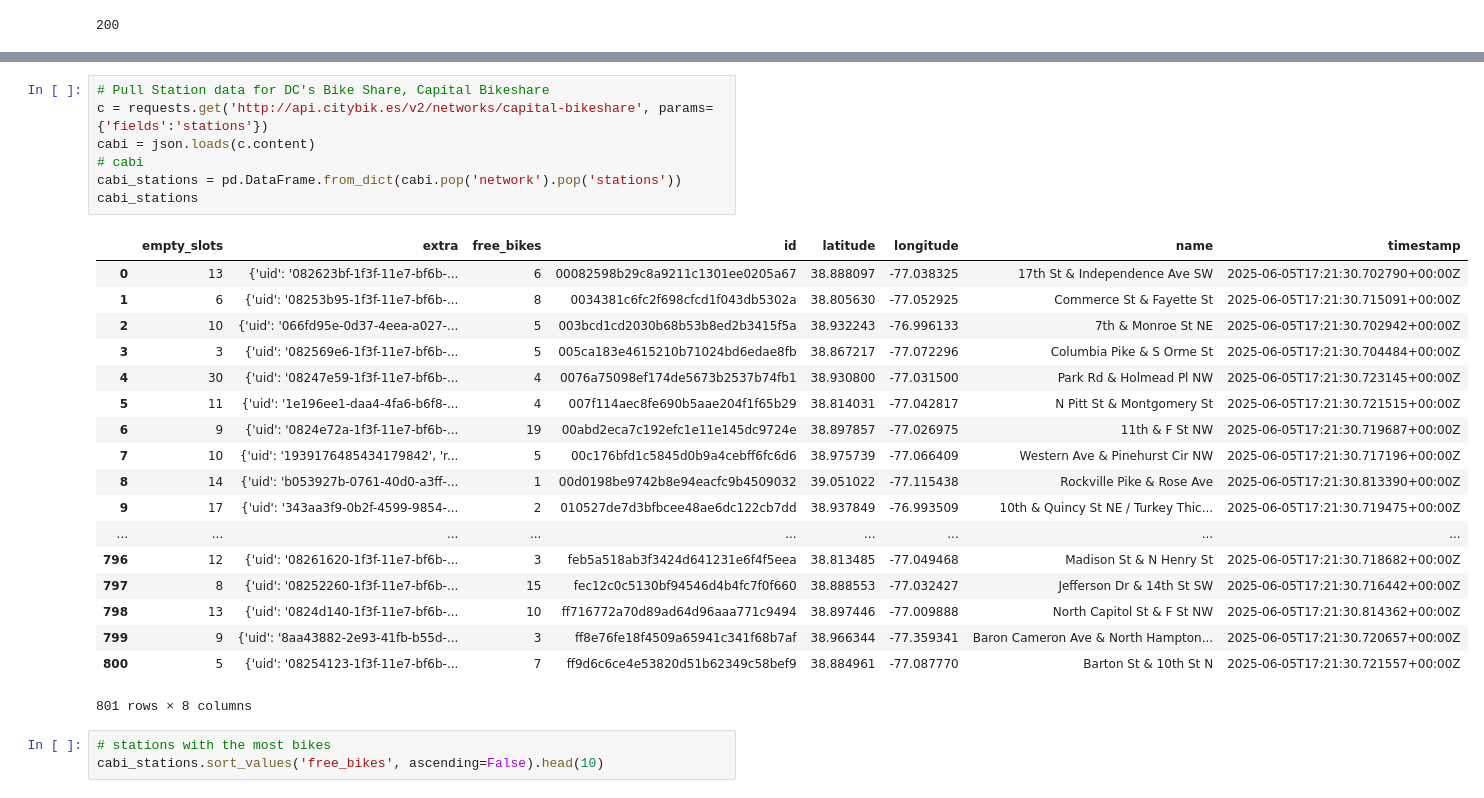
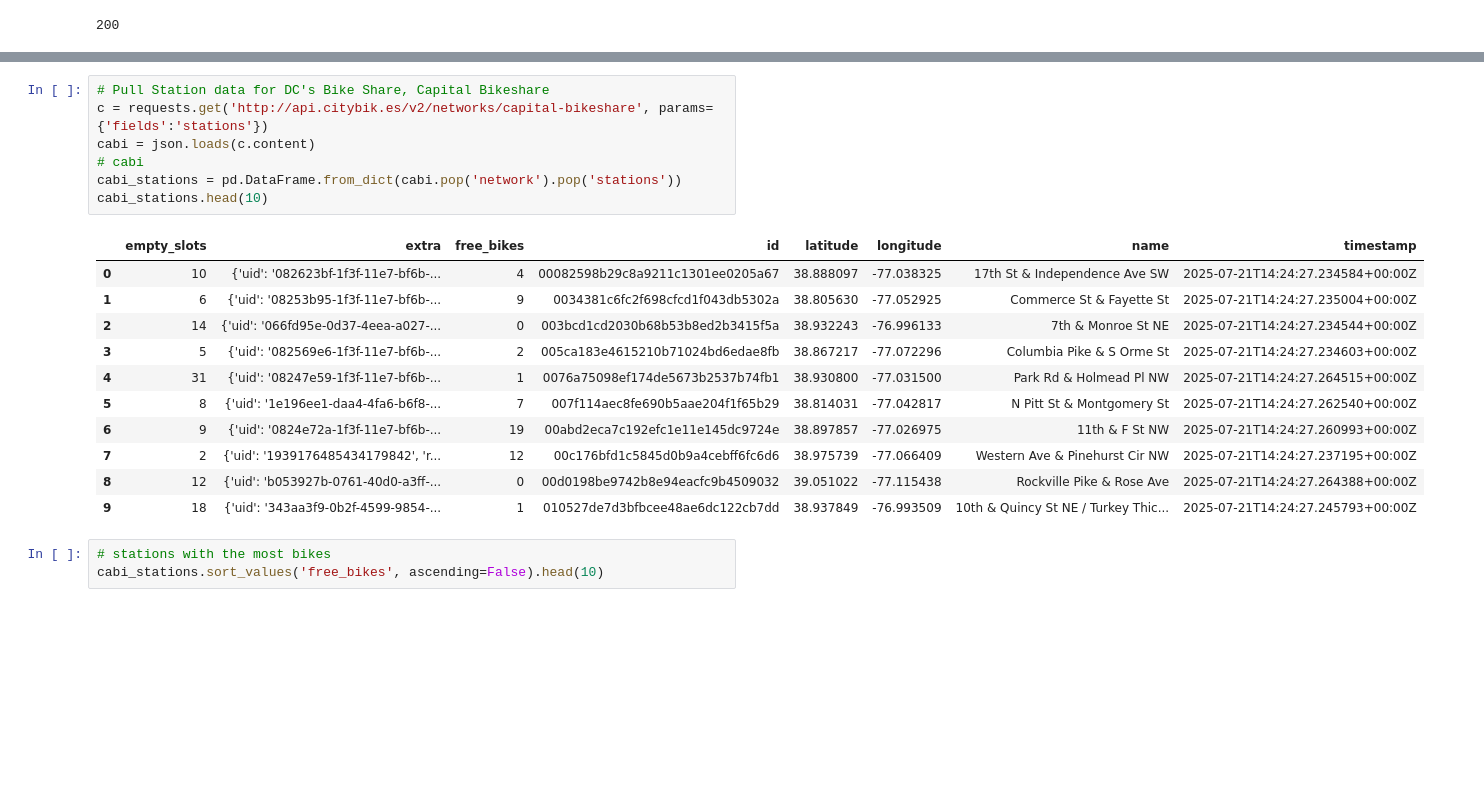
Before and after one commit to anniesidd/CityBike, a Jupyter notebook: Get_CityBike.ipynb, the cells around one changed output, grey strips where cells are left out. Cells and saved outputs as stored; diff of their text form; blank space fills up the shorter version.

Commit message:
looking at specific stations

```diff
--- a/Get_CityBike.ipynb
+++ b/Get_CityBike.ipynb
@@ -61,29 +56,22 @@ networks_df
 # %%
 # Pull Station data for DC's Bike Share, Capital Bikeshare
 c = requests.get('http://api.citybik.es/v2/networks/capital-bikeshare', params={'fields':'stations'})
 cabi = json.loads(c.content)
 # cabi
 cabi_stations = pd.DataFrame.from_dict(cabi.pop('network').pop('stations'))
-cabi_stations
+cabi_stations.head(10)
 # %% [output]
 |  | empty_slots | extra | free_bikes | id | latitude | longitude | name | timestamp |
-| 0 | 13 | {'uid': '082623bf-1f3f-11e7-bf6b-... | 6 | 00082598b29c8a9211c1301ee0205a67 | 38.888097 | -77.038325 | 17th St & Independence Ave SW | 2025-06-05T17:21:30.702790+00:00Z |
-| 1 | 6 | {'uid': '08253b95-1f3f-11e7-bf6b-... | 8 | 0034381c6fc2f698cfcd1f043db5302a | 38.805630 | -77.052925 | Commerce St & Fayette St | 2025-06-05T17:21:30.715091+00:00Z |
-| 2 | 10 | {'uid': '066fd95e-0d37-4eea-a027-... | 5 | 003bcd1cd2030b68b53b8ed2b3415f5a | 38.932243 | -76.996133 | 7th & Monroe St NE | 2025-06-05T17:21:30.702942+00:00Z |
-| 3 | 3 | {'uid': '082569e6-1f3f-11e7-bf6b-... | 5 | 005ca183e4615210b71024bd6edae8fb | 38.867217 | -77.072296 | Columbia Pike & S Orme St | 2025-06-05T17:21:30.704484+00:00Z |
-| 4 | 30 | {'uid': '08247e59-1f3f-11e7-bf6b-... | 4 | 0076a75098ef174de5673b2537b74fb1 | 38.930800 | -77.031500 | Park Rd & Holmead Pl NW | 2025-06-05T17:21:30.723145+00:00Z |
-| 5 | 11 | {'uid': '1e196ee1-daa4-4fa6-b6f8-... | 4 | 007f114aec8fe690b5aae204f1f65b29 | 38.814031 | -77.042817 | N Pitt St & Montgomery St | 2025-06-05T17:21:30.721515+00:00Z |
-| 6 | 9 | {'uid': '0824e72a-1f3f-11e7-bf6b-... | 19 | 00abd2eca7c192efc1e11e145dc9724e | 38.897857 | -77.026975 | 11th & F St NW | 2025-06-05T17:21:30.719687+00:00Z |
-| 7 | 10 | {'uid': '1939176485434179842', 'r... | 5 | 00c176bfd1c5845d0b9a4cebff6fc6d6 | 38.975739 | -77.066409 | Western Ave & Pinehurst Cir NW | 2025-06-05T17:21:30.717196+00:00Z |
-| 8 | 14 | {'uid': 'b053927b-0761-40d0-a3ff-... | 1 | 00d0198be9742b8e94eacfc9b4509032 | 39.051022 | -77.115438 | Rockville Pike & Rose Ave | 2025-06-05T17:21:30.813390+00:00Z |
-| 9 | 17 | {'uid': '343aa3f9-0b2f-4599-9854-... | 2 | 010527de7d3bfbcee48ae6dc122cb7dd | 38.937849 | -76.993509 | 10th & Quincy St NE / Turkey Thic... | 2025-06-05T17:21:30.719475+00:00Z |
-| ... | ... | ... | ... | ... | ... | ... | ... | ... |
-| 796 | 12 | {'uid': '08261620-1f3f-11e7-bf6b-... | 3 | feb5a518ab3f3424d641231e6f4f5eea | 38.813485 | -77.049468 | Madison St & N Henry St | 2025-06-05T17:21:30.718682+00:00Z |
-| 797 | 8 | {'uid': '08252260-1f3f-11e7-bf6b-... | 15 | fec12c0c5130bf94546d4b4fc7f0f660 | 38.888553 | -77.032427 | Jefferson Dr & 14th St SW | 2025-06-05T17:21:30.716442+00:00Z |
-| 798 | 13 | {'uid': '0824d140-1f3f-11e7-bf6b-... | 10 | ff716772a70d89ad64d96aaa771c9494 | 38.897446 | -77.009888 | North Capitol St & F St NW | 2025-06-05T17:21:30.814362+00:00Z |
-| 799 | 9 | {'uid': '8aa43882-2e93-41fb-b55d-... | 3 | ff8e76fe18f4509a65941c341f68b7af | 38.966344 | -77.359341 | Baron Cameron Ave & North Hampton... | 2025-06-05T17:21:30.720657+00:00Z |
-| 800 | 5 | {'uid': '08254123-1f3f-11e7-bf6b-... | 7 | ff9d6c6ce4e53820d51b62349c58bef9 | 38.884961 | -77.087770 | Barton St & 10th St N | 2025-06-05T17:21:30.721557+00:00Z |
+| 0 | 10 | {'uid': '082623bf-1f3f-11e7-bf6b-... | 4 | 00082598b29c8a9211c1301ee0205a67 | 38.888097 | -77.038325 | 17th St & Independence Ave SW | 2025-07-21T14:24:27.234584+00:00Z |
+| 1 | 6 | {'uid': '08253b95-1f3f-11e7-bf6b-... | 9 | 0034381c6fc2f698cfcd1f043db5302a | 38.805630 | -77.052925 | Commerce St & Fayette St | 2025-07-21T14:24:27.235004+00:00Z |
+| 2 | 14 | {'uid': '066fd95e-0d37-4eea-a027-... | 0 | 003bcd1cd2030b68b53b8ed2b3415f5a | 38.932243 | -76.996133 | 7th & Monroe St NE | 2025-07-21T14:24:27.234544+00:00Z |
+| 3 | 5 | {'uid': '082569e6-1f3f-11e7-bf6b-... | 2 | 005ca183e4615210b71024bd6edae8fb | 38.867217 | -77.072296 | Columbia Pike & S Orme St | 2025-07-21T14:24:27.234603+00:00Z |
+| 4 | 31 | {'uid': '08247e59-1f3f-11e7-bf6b-... | 1 | 0076a75098ef174de5673b2537b74fb1 | 38.930800 | -77.031500 | Park Rd & Holmead Pl NW | 2025-07-21T14:24:27.264515+00:00Z |
+| 5 | 8 | {'uid': '1e196ee1-daa4-4fa6-b6f8-... | 7 | 007f114aec8fe690b5aae204f1f65b29 | 38.814031 | -77.042817 | N Pitt St & Montgomery St | 2025-07-21T14:24:27.262540+00:00Z |
+| 6 | 9 | {'uid': '0824e72a-1f3f-11e7-bf6b-... | 19 | 00abd2eca7c192efc1e11e145dc9724e | 38.897857 | -77.026975 | 11th & F St NW | 2025-07-21T14:24:27.260993+00:00Z |
+| 7 | 2 | {'uid': '1939176485434179842', 'r... | 12 | 00c176bfd1c5845d0b9a4cebff6fc6d6 | 38.975739 | -77.066409 | Western Ave & Pinehurst Cir NW | 2025-07-21T14:24:27.237195+00:00Z |
+| 8 | 12 | {'uid': 'b053927b-0761-40d0-a3ff-... | 0 | 00d0198be9742b8e94eacfc9b4509032 | 39.051022 | -77.115438 | Rockville Pike & Rose Ave | 2025-07-21T14:24:27.264388+00:00Z |
+| 9 | 18 | {'uid': '343aa3f9-0b2f-4599-9854-... | 1 | 010527de7d3bfbcee48ae6dc122cb7dd | 38.937849 | -76.993509 | 10th & Quincy St NE / Turkey Thic... | 2025-07-21T14:24:27.245793+00:00Z |
-801 rows × 8 columns
 # %%
 # stations with the most bikes
 cabi_stations.sort_values('free_bikes', ascending=False).head(10)
```
Also changed, not shown: parts of 7 cells of this notebook.
